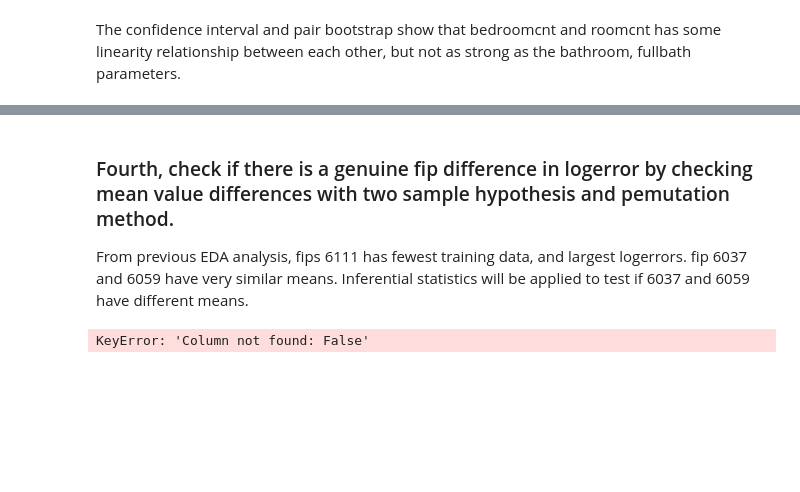
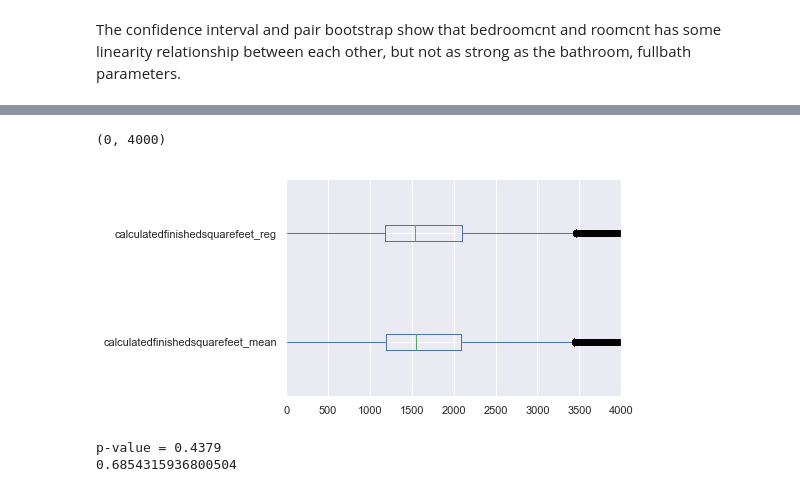
Before and after one commit to Juliet1999Hu/Capstone_inferential, a Jupyter notebook: Data_Inferential_Statistics.ipynb, the cells around one changed output, grey strips where cells are left out. Cells and saved outputs as stored; diff of their text form; code cells hidden in the pictures; blank space fills up the shorter version.

```diff
--- a/Data_Inferential_Statistics.ipynb
+++ b/Data_Inferential_Statistics.ipynb
@@ -590,14 +578,9 @@ The 'normed' kwarg was deprecated in Matplotlib 2.1 and will be removed in 3.1.
-# %% [markdown]
-### Fourth, check if there is a genuine fip difference in logerror by checking mean value differences with two sample hypothesis and pemutation method.
-
-From previous EDA analysis, fips 6111 has fewest training data, and largest logerrors. fip 6037 and 6059 have very similar means. Inferential statistics will be applied to test if 6037 and 6059 have different means.
-# %%
-grouped_fips=train_df[['fips','calculatedfinishedsquarefeet_reg','logerror','taxvaluedollarcnt','structuretaxvaluedollarcnt']].groupby('fips')
-
-grouped_fip_6037 = grouped_fips[grouped_fips['fips']==6037.00]
-grouped_fip_6037.head(5)
-# %% [output]
-KeyError: 'Column not found: False'
+# %%
+train_df.boxplot(column=['calculatedfinishedsquarefeet_mean', 'calculatedfinishedsquarefeet_reg'], vert=False)
+plt.xlim(0,4000)
+# %% [output]
+(0, 4000)
+[figure, added]
 # %%
 def permutation_sample(data1, data2):
     """Generate a permutation sample from two data sets."""
@@ -639,10 +622,10 @@ def diff_of_means(data_1, data_2):
     return diff
 
 # Compute difference of mean logerror from experiment: empirical_diff_means
-empirical_diff_means = diff_of_means(force_a,force_b)
+empirical_diff_means = diff_of_means(train_df['calculatedfinishedsquarefeet_mean'],train_df['calculatedfinishedsquarefeet_reg'])
 
 # Draw 10,000 permutation replicates: perm_replicates
-perm_replicates = draw_perm_reps(force_a, force_b,
+perm_replicates = draw_perm_reps(train_df['calculatedfinishedsquarefeet_mean'],train_df['calculatedfinishedsquarefeet_reg'],
                                  diff_of_means, size=10000)
 
 # Compute p-value: p
@@ -650,3 +633,7 @@ p = np.sum(perm_replicates >= empirical_diff_means) / len(perm_replicates)
 
 # Print the result
 print('p-value =', p)
+print(empirical_diff_means)
+# %% [output]
+p-value = 0.4379
+0.6854315936800504
```
Also changed, not shown: parts of 25 cells of this notebook.
